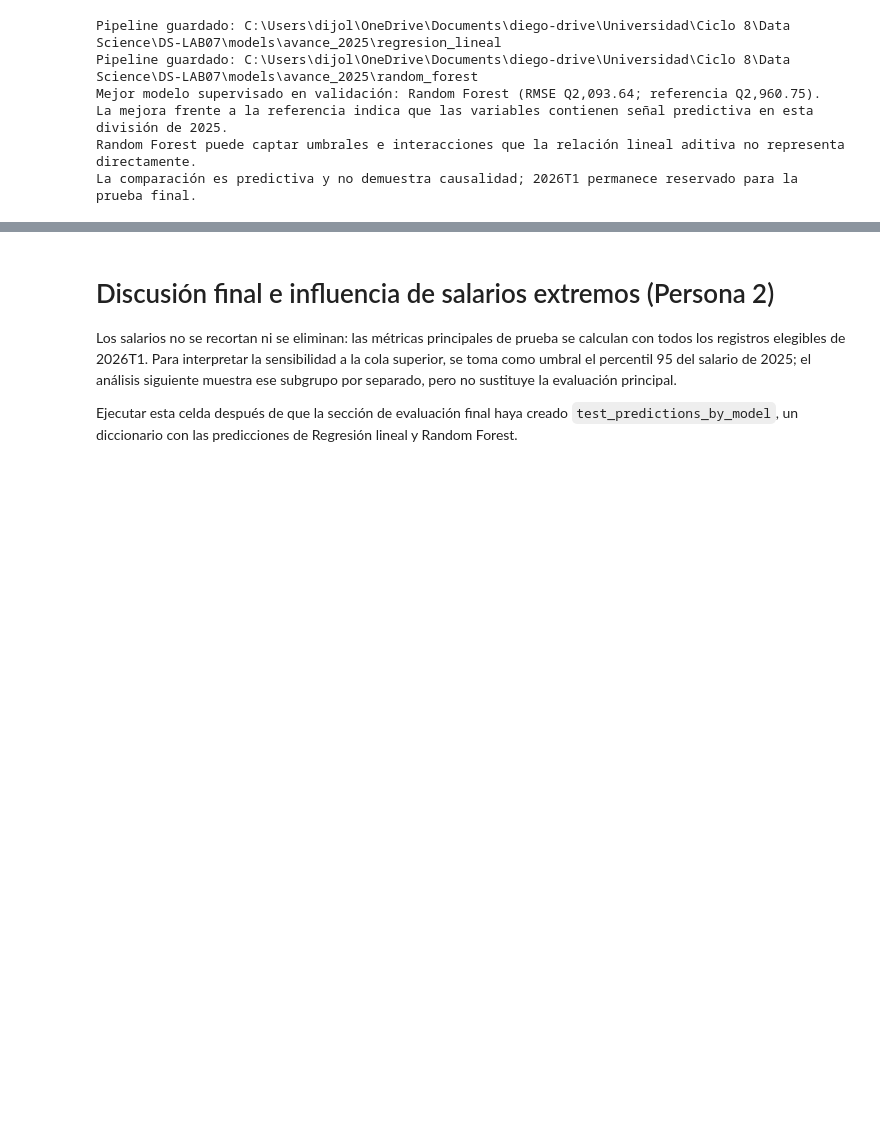
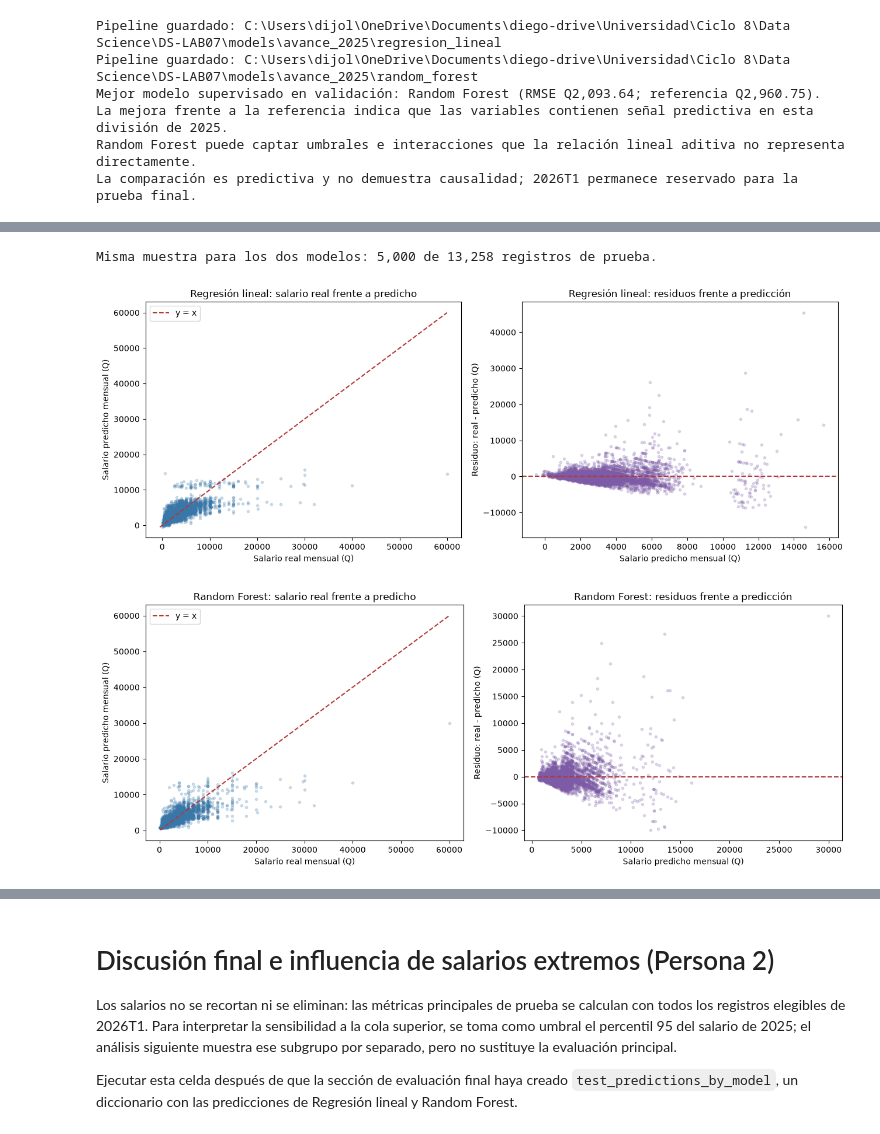
Before and after one commit to jcdiegolopez/DS-LAB07, a Jupyter notebook: notebooks/laboratorio_7.ipynb, the cells around one changed output, grey strips where cells are left out. Cells and saved outputs as stored; diff of their text form; code cells hidden in the pictures; blank space fills up the shorter version.

Commit message:
Completar evaluación final de modelos en 2026T1

```diff
--- a/notebooks/laboratorio_7.ipynb
+++ b/notebooks/laboratorio_7.ipynb
@@ -700,6 +700,7 @@ forest_configurations = [
 
 selected_models = {}
 selected_results = {}
+selected_parameters = {}
 
 for model_name, configurations in [
     ('Regresión lineal', linear_configurations),
@@ -732,6 +733,7 @@ for model_name, configurations in [
         if model_name not in selected_results or row['rmse'] < selected_results[model_name]['rmse']:
             selected_results[model_name] = row
             selected_models[model_name] = fitted_pipeline
+            selected_parameters[model_name] = parameters.copy()
 
 from IPython.display import display
 validation_comparison = pd.DataFrame(results)[
@@ -806,0 +955,33 @@ La comparación es predictiva y no demuestra causalidad; 2026T1 permanece reserv
+# %%
+import matplotlib.pyplot as plt
+
+plot_sample_2026 = (test_2026.orderBy(
+    F.xxhash64(F.lit(MODEL_SEED), 'periodo_archivo', 'NUM_HOGAR', 'NUM_PERSONA'),
+    'periodo_archivo', 'NUM_HOGAR', 'NUM_PERSONA', TARGET)
+    .limit(5000).cache())
+n_plot = plot_sample_2026.count()
+print(f'Misma muestra para los dos modelos: {n_plot:,} de {n_test:,} registros de prueba.')
+
+for model_name, fitted in final_fitted_models.items():
+    plot_pdf = fitted.transform(plot_sample_2026).select(TARGET, 'prediction').toPandas()
+    plot_pdf['residuo'] = plot_pdf[TARGET] - plot_pdf['prediction']
+    fig, axes = plt.subplots(1, 2, figsize=(13, 5))
+    axes[0].scatter(plot_pdf[TARGET], plot_pdf['prediction'], s=9, alpha=0.22, color='#3977a8')
+    line_min = min(plot_pdf[TARGET].min(), plot_pdf['prediction'].min())
+    line_max = max(plot_pdf[TARGET].max(), plot_pdf['prediction'].max())
+    axes[0].plot([line_min, line_max], [line_min, line_max], '--', color='#b33939', label='y = x')
+    axes[0].set(title=f'{model_name}: salario real frente a predicho',
+                xlabel='Salario real mensual (Q)', ylabel='Salario predicho mensual (Q)')
+    axes[0].legend()
+    axes[1].scatter(plot_pdf['prediction'], plot_pdf['residuo'], s=9, alpha=0.22, color='#7d5ba6')
+    axes[1].axhline(0, color='#b33939', linestyle='--')
+    axes[1].set(title=f'{model_name}: residuos frente a predicción',
+                xlabel='Salario predicho mensual (Q)', ylabel='Residuo: real - predicho (Q)')
+    plt.tight_layout()
+    plt.show()
+
+_ = plot_sample_2026.unpersist()
+# %% [output]
+Misma muestra para los dos modelos: 5,000 de 13,258 registros de prueba.
+[figure, added]
+[figure, added]
```
Also changed, not shown: parts of 6 cells of this notebook.
